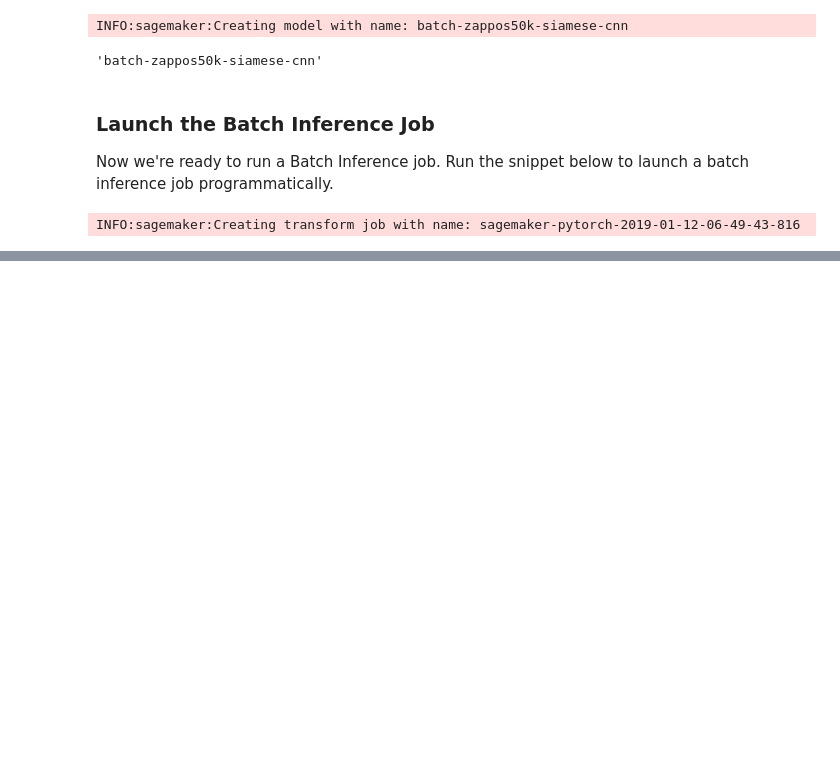
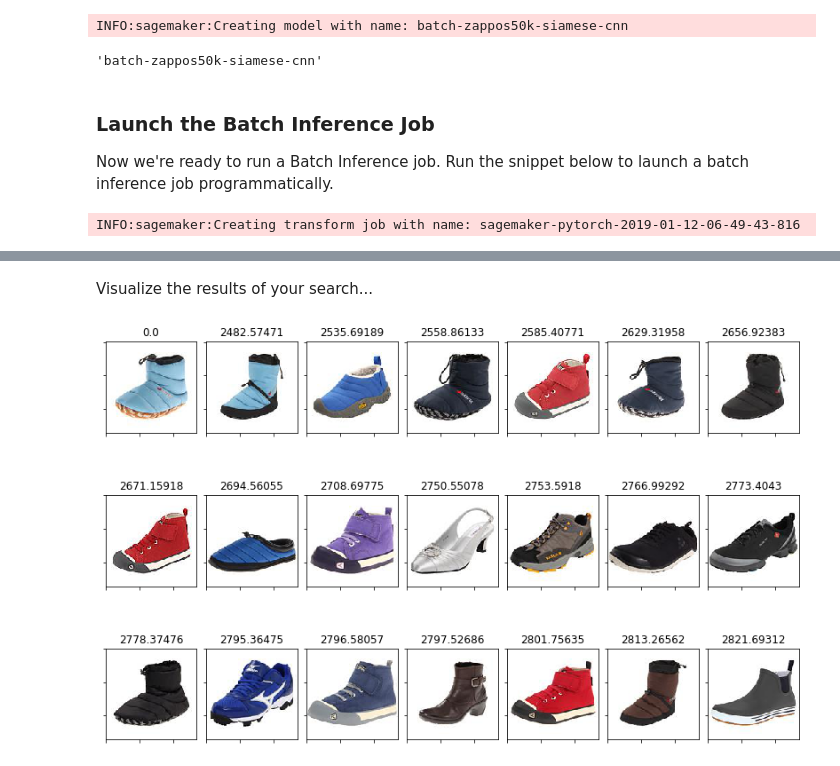
Before and after one commit to aws-samples/aws-sagemaker-pytorch-shop-by-style, a Jupyter notebook: notebooks/shop-by-style-model-on-pytorch.ipynb, the cells around one changed output, grey strips where cells are left out. Saved outputs shown, nothing was run; the diff lists cells and outputs as text; code cells hidden in the pictures; blank space fills up the shorter version.

```diff
--- a/notebooks/shop-by-style-model-on-pytorch.ipynb
+++ b/notebooks/shop-by-style-model-on-pytorch.ipynb
@@ -866,0 +997,41 @@ INFO:sagemaker:Creating transform job with name: sagemaker-pytorch-2019-01-12-06
+# %%
+import torchvision.models as models
+
+## I've arbitrarily placed placed hooks into the last 3 activation layers of ResNet152.
+## Part of the tuning process will require a systematic approach to select layers to extract
+## features for calculating your gram matrices.
+def deep_image_classification_model() :
+
+    cnn = models.resnet152(pretrained=True)
+    cnn.layer4[2].relu.register_forward_hook(hook)
+    return cnn
+
+def calc_gram_matrices(activation_matrices):
+
+    gms = []
+    for a in activation_matrices :
+        a1 = torch.sum(torch.mul(a,a),dim=[2,3])
+        a1=a1.unsqueeze(2)
+        at=torch.transpose(a1,1,2)
+        G = torch.matmul(a1,at)
+        gms.append(G)
+
+    return gms
+
+def hook(module, input, output):
+    outputs.append(output)
+
+# For the sake of demonstration, I arbitrily chosen the last 3 activation layers to calculate
+# my gram matrices. The function below should be generalized in practice.
+def avg_gram_distance(gms1,gms2,outputs) :
+
+    denom0=(2*outputs[0].shape[1]*outputs[0].shape[2]*outputs[0].shape[3])**2
+    d0 = torch.sum(torch.pow(gms1[0] - gms2[0],2),dim=[1,2])/denom0
+
+    denom1=(2*outputs[1].shape[1]*outputs[1].shape[2]*outputs[1].shape[3])**2
+    d1 = torch.sum(torch.pow(gms1[1] - gms2[1],2),dim=[1,2])/denom1
+
+    denom2=(2*outputs[2].shape[1]*outputs[2].shape[2]*outputs[2].shape[3])**2
+    d2 = torch.sum(torch.pow(gms1[2] - gms2[2],2),dim=[1,2])/denom2
+
+    return (d0+d1+d2)/3
@@ -866,0 +1109,6 @@ INFO:sagemaker:Creating transform job with name: sagemaker-pytorch-2019-01-12-06
+# %% [markdown]
+Visualize the results of your search...
+# %%
+display_similiar_products(results)
+# %% [output]
+[figure, added]
```
Also changed, not shown: parts of 13 cells of this notebook.
